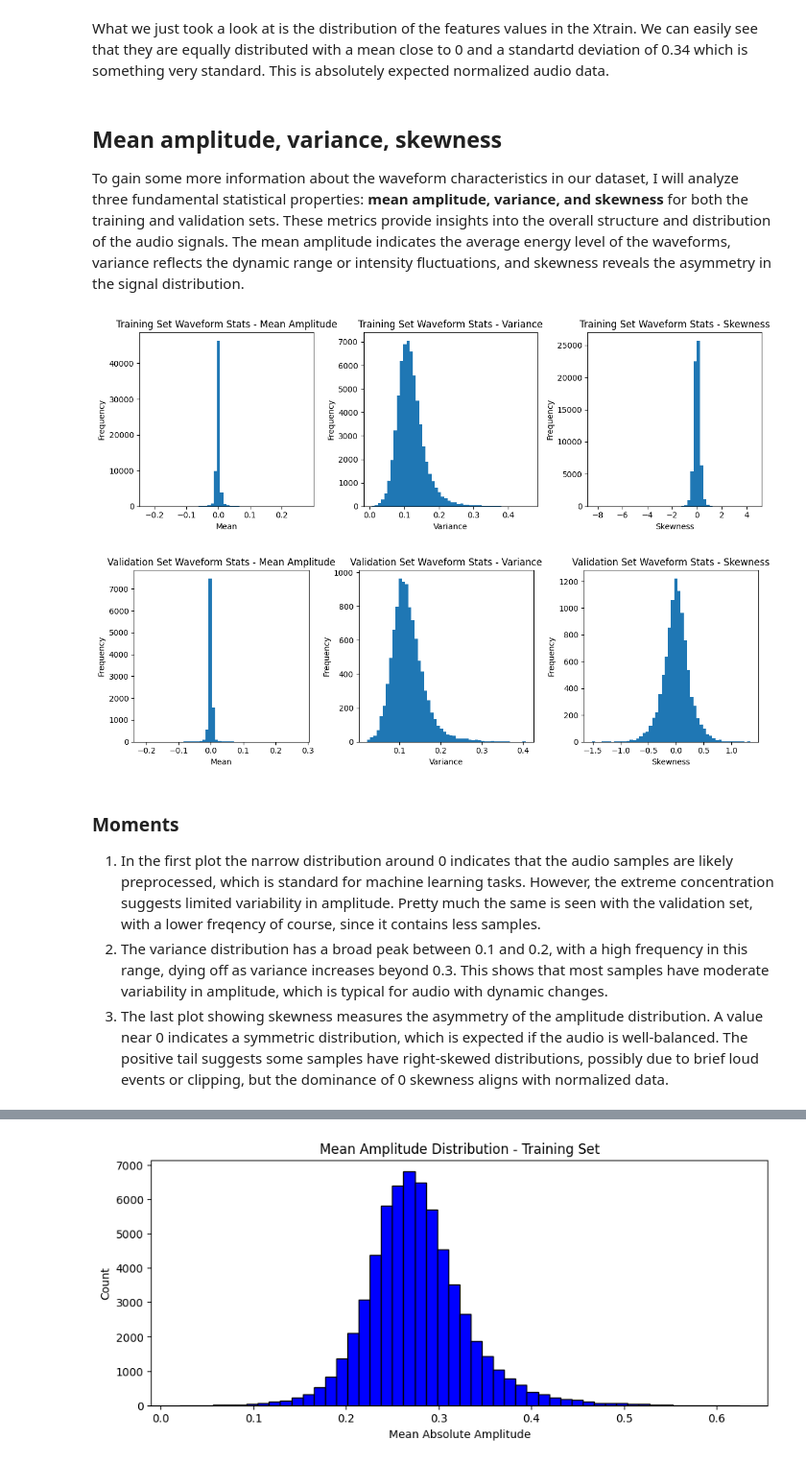
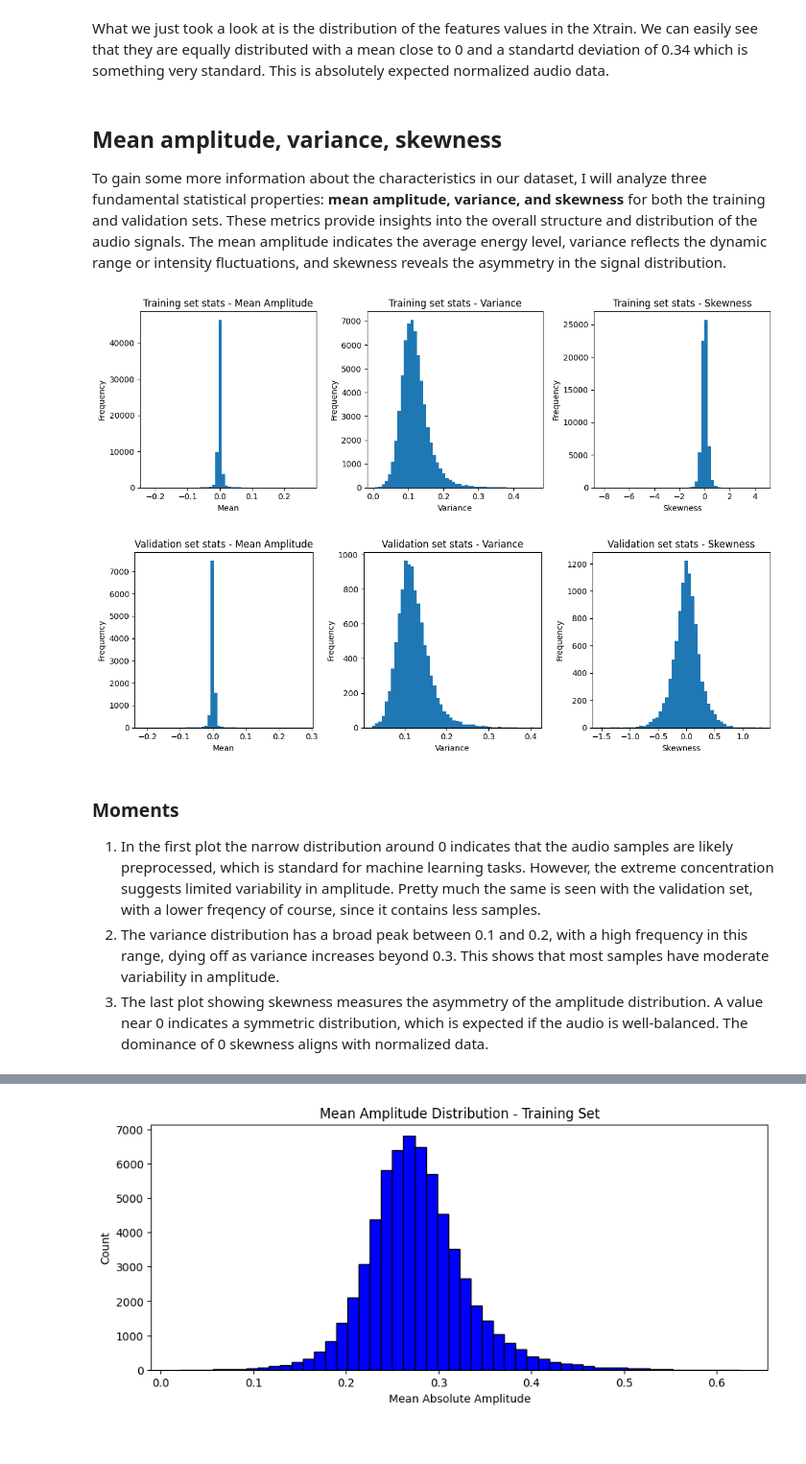
Before and after one commit to Stoymirov/Automated-music-analsis-pipeline-and-EDA, a Jupyter notebook: Classical_music.ipynb, the cells around one changed output, grey strips where cells are left out. Shown at 96% size. Cells and saved outputs as stored; diff of their text form; code cells hidden in the pictures; blank space fills up the shorter version.

```diff
--- a/Classical_music.ipynb
+++ b/Classical_music.ipynb
@@ -198,43 +194,54 @@ plt.show()
 What we just took a look at is the distribution of the features values in the Xtrain. We can easily see that they are equally distributed with a mean close to 0 and a standartd deviation of 0.34 which is something very standard. This is absolutely expected normalized audio data.
 # %% [markdown]
 ## Mean amplitude, variance, skewness
-To gain some more information about the waveform characteristics in our dataset, I will analyze three fundamental statistical properties: **mean amplitude, variance, and skewness** for both the training and validation sets. These metrics provide insights into the overall structure and distribution of the audio signals. The mean amplitude indicates the average energy level of the waveforms, variance reflects the dynamic range or intensity fluctuations, and skewness reveals the asymmetry in the signal distribution.
+To gain some more information about the characteristics in our dataset, I will analyze three fundamental statistical properties: **mean amplitude, variance, and skewness** for both the training and validation sets. These metrics provide insights into the overall structure and distribution of the audio signals. The mean amplitude indicates the average energy level, variance reflects the dynamic range or intensity fluctuations, and skewness reveals the asymmetry in the signal distribution.
 # %%
-def plot_waveform_stats(X, title):
-    means = np.mean(X, axis=1)
-    variances = np.var(X, axis=1)
-    skewness = skew(X, axis=1)
+def plot_waveform_stats_safe(X, title, batch_size=5000):
+    means_list, var_list, skew_list = [], [], []
 
+    for i in range(0, X.shape[0], batch_size):
+        batch = X[i:i+batch_size]
+        means_list.append(np.mean(batch, axis=1))
+        var_list.append(np.var(batch, axis=1))
+        skew_list.append(skew(batch, axis=1))
+
+    # Combine all batches
+    means = np.concatenate(means_list)
+    variances = np.concatenate(var_list)
+    skewness = np.concatenate(skew_list)
+
+    # Plot
     plt.figure(figsize=(12, 4))
+
     plt.subplot(1, 3, 1)
     plt.hist(means, bins=50)
     plt.title(f"{title} - Mean Amplitude")
     plt.xlabel("Mean")
     plt.ylabel("Frequency")
 
     plt.subplot(1, 3, 2)
     plt.hist(variances, bins=50)
     plt.title(f"{title} - Variance")
     plt.xlabel("Variance")
     plt.ylabel("Frequency")
 
     plt.subplot(1, 3, 3)
     plt.hist(skewness, bins=50)
     plt.title(f"{title} - Skewness")
     plt.xlabel("Skewness")
     plt.ylabel("Frequency")
+
     plt.tight_layout()
     plt.show()
-
-plot_waveform_stats(Xtrain, "Training Set Waveform Stats")
-plot_waveform_stats(Xvalid, "Validation Set Waveform Stats")
+plot_waveform_stats_safe(Xtrain, "Training set stats")
+plot_waveform_stats_safe(Xvalid, "Validation set stats")
 # %% [output]
-[figure, old version]
+[figure, new version]
-[figure, old version]
+[figure, new version]
 # %% [markdown]
 ### Moments
 1. In the first plot the narrow distribution around 0 indicates that the audio samples are likely preprocessed, which is standard for machine learning tasks. However, the extreme concentration suggests limited variability in amplitude. Pretty much the same is seen with the validation set, with a lower freqency of course, since it contains less samples.
-2. The variance distribution has a broad peak between 0.1 and 0.2, with a high frequency in this range, dying off as variance increases beyond 0.3. This shows that most samples have moderate variability in amplitude, which is typical for audio with dynamic changes.
-3. The last plot showing skewness measures the asymmetry of the amplitude distribution. A value near 0 indicates a symmetric distribution, which is expected if the audio is well-balanced. The positive tail suggests some samples have right-skewed distributions, possibly due to brief loud events or clipping, but the dominance of 0 skewness aligns with normalized data.
+2. The variance distribution has a broad peak between 0.1 and 0.2, with a high frequency in this range, dying off as variance increases beyond 0.3. This shows that most samples have moderate variability in amplitude.
+3. The last plot showing skewness measures the asymmetry of the amplitude distribution. A value near 0 indicates a symmetric distribution, which is expected if the audio is well-balanced. The dominance of 0 skewness aligns with normalized data.
 # %% [markdown]
 ## Absolute mean
```
Also changed, not shown: parts of 43 cells of this notebook.
